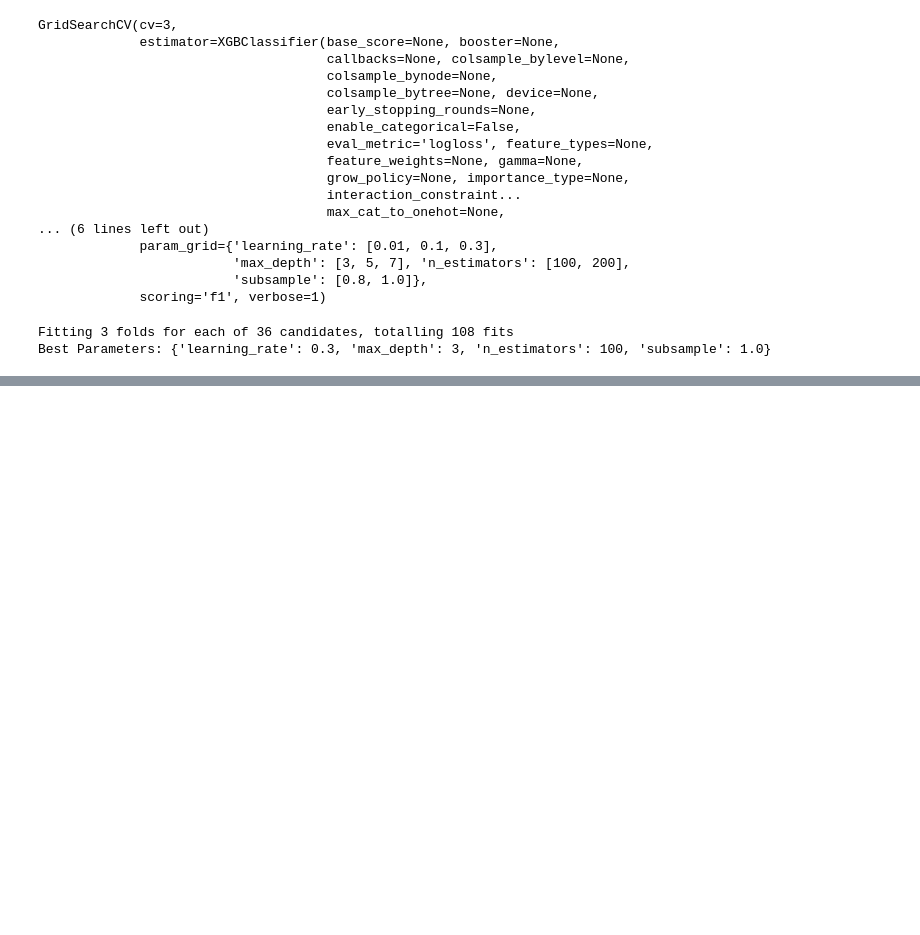
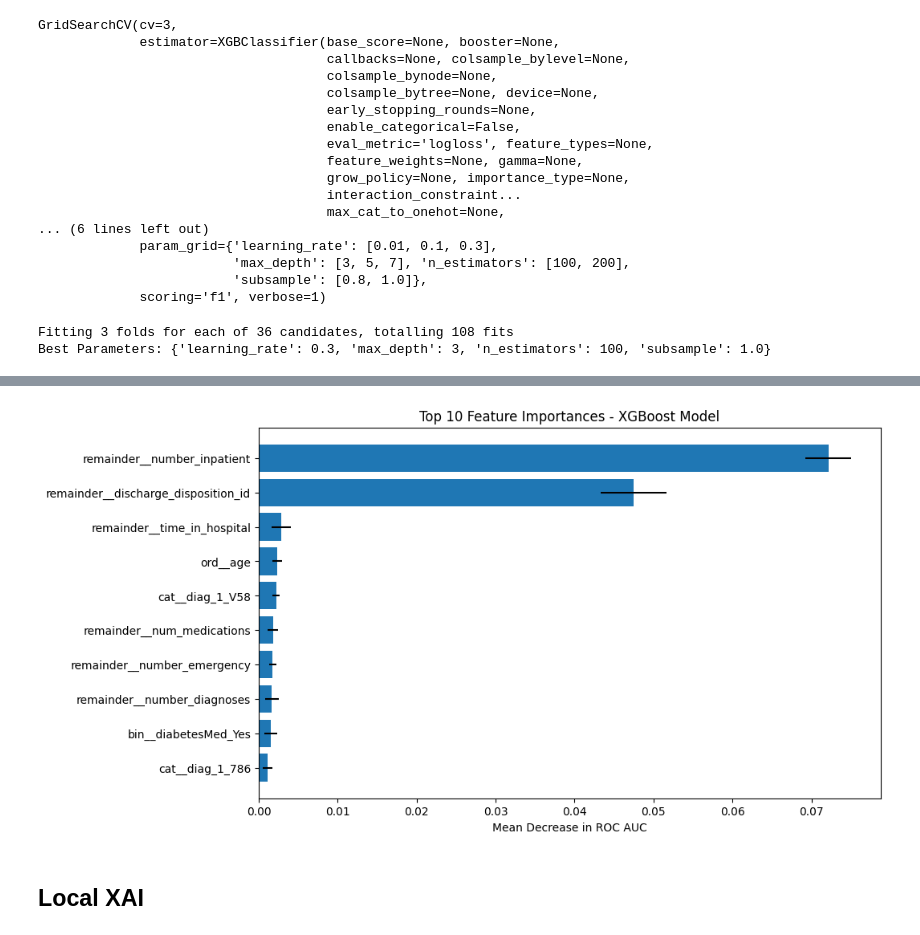
Before and after one commit to ICAI-IMAT-XAI/final-project-adrianlopezlanchares, a Jupyter notebook: notebooks/main.ipynb, the cells around one changed output, grey strips where cells are left out. Cells and saved outputs as stored; diff of their text form; code cells hidden in the pictures; blank space fills up the shorter version.

```diff
--- a/notebooks/main.ipynb
+++ b/notebooks/main.ipynb
@@ -402,0 +477,22 @@ Confusion Matrix:
+# %%
+k = 10
+xgb_result = permutation_importance(
+    xgb_model, X_test, y_test, n_repeats=5, random_state=21, scoring="roc_auc"
+)
+topk_idx = xgb_result.importances_mean.argsort()[-k:][::-1]
+
+plt.figure(figsize=(10, 6))
+plt.barh(
+    range(k),
+    xgb_result.importances_mean[topk_idx][::-1],
+    xerr=xgb_result.importances_std[topk_idx][::-1],
+    align="center",
+)
+plt.yticks(range(k), feature_names[topk_idx][::-1])
+plt.xlabel("Mean Decrease in ROC AUC")
+plt.title("Top 10 Feature Importances - XGBoost Model")
+plt.show()
+# %% [output]
+[figure, added]
+# %% [markdown]
+## Local XAI
```
Also changed, not shown: parts of 30 cells of this notebook.
